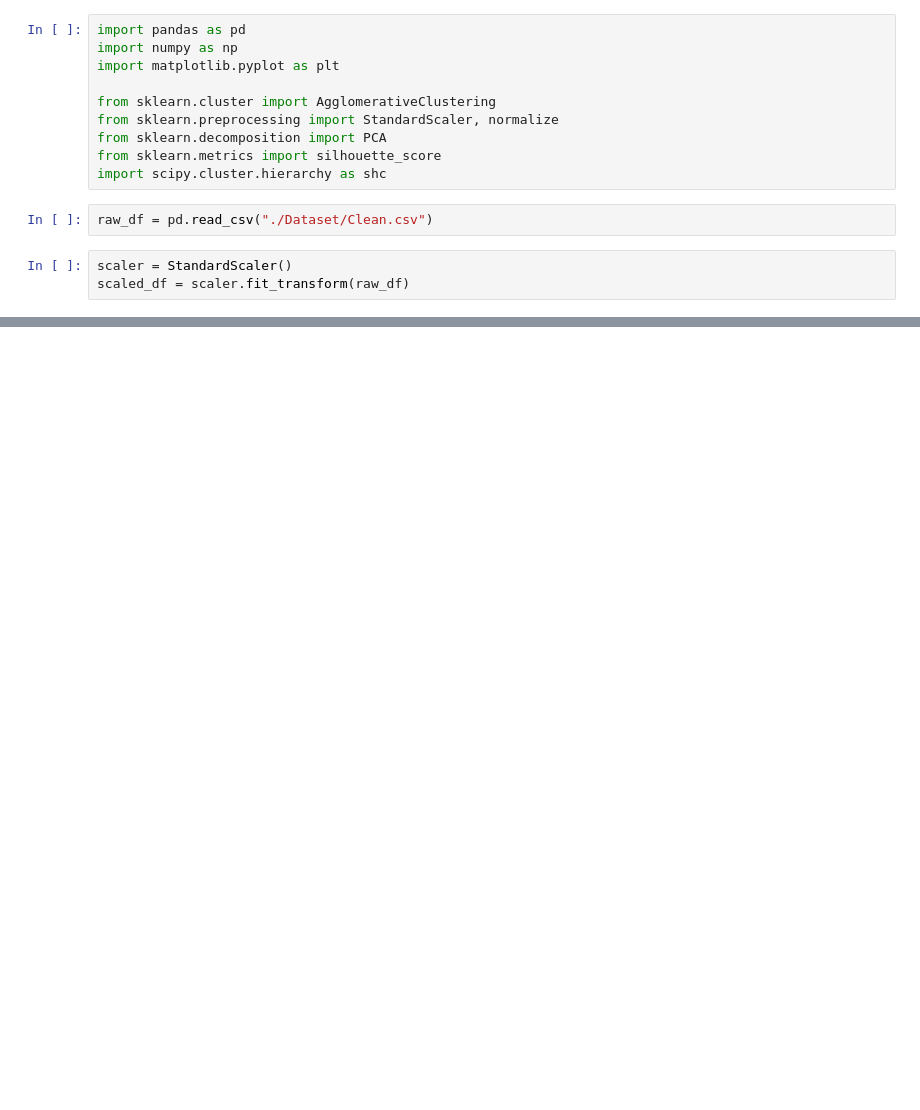
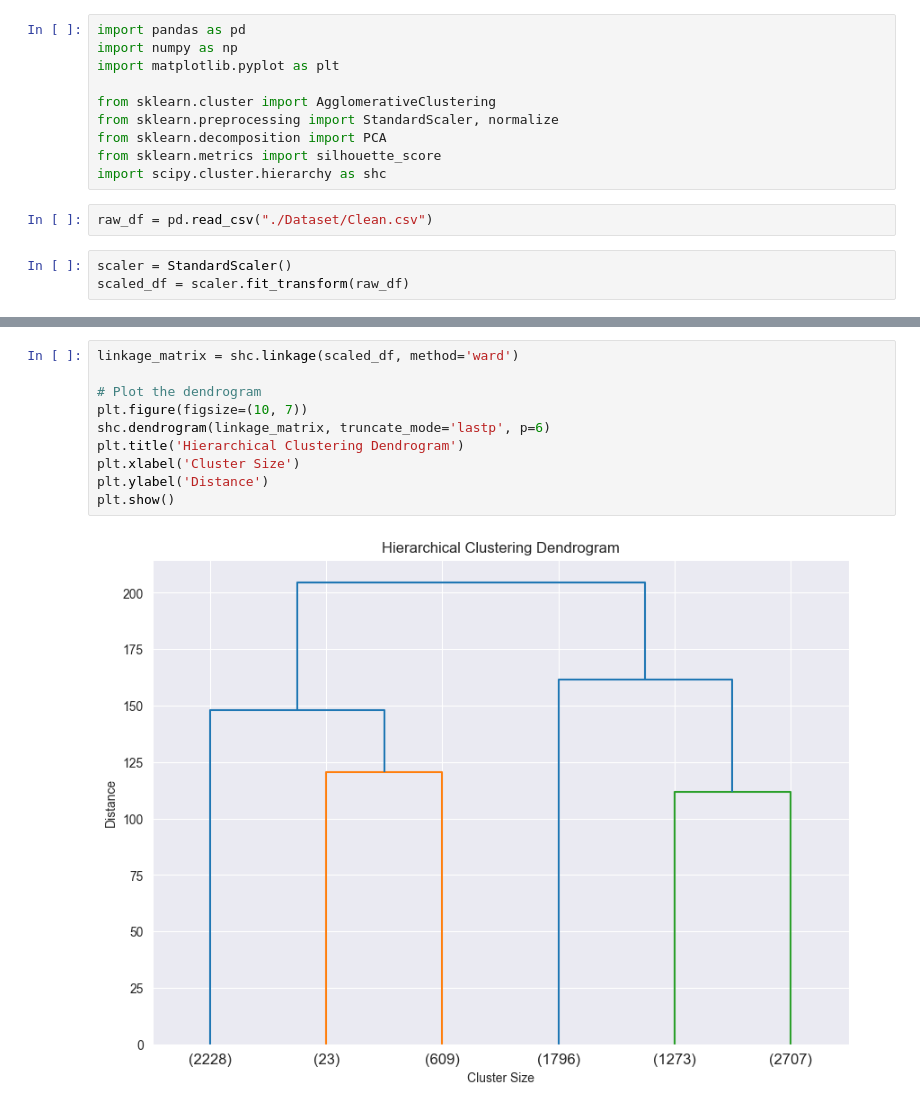
Before and after one commit to MikaParssinen/Applied-Machine-Learning, a Jupyter notebook: INL2/AgglomerativeClustering.ipynb, the cells around one changed output, grey strips where cells are left out. Drawn from its saved outputs; the diff is of its cells as text; blank space fills up the shorter version.

```diff
--- a/INL2/AgglomerativeClustering.ipynb
+++ b/INL2/AgglomerativeClustering.ipynb
@@ -29,0 +32,12 @@ plt.show()
+# %%
+linkage_matrix = shc.linkage(scaled_df, method='ward')
+
+# Plot the dendrogram
+plt.figure(figsize=(10, 7))
+shc.dendrogram(linkage_matrix, truncate_mode='lastp', p=6)
+plt.title('Hierarchical Clustering Dendrogram')
+plt.xlabel('Cluster Size')
+plt.ylabel('Distance')
+plt.show()
+# %% [output]
+[figure, added]
```
Also changed, not shown: parts of 3 cells of this notebook.
